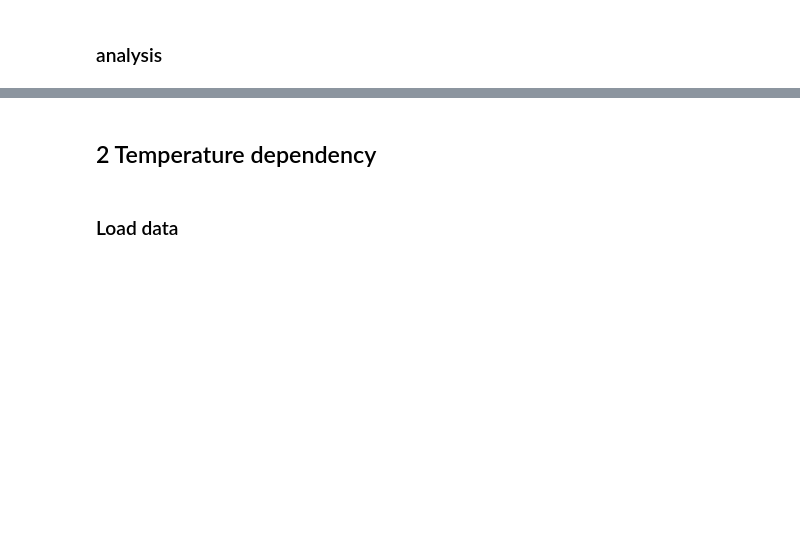
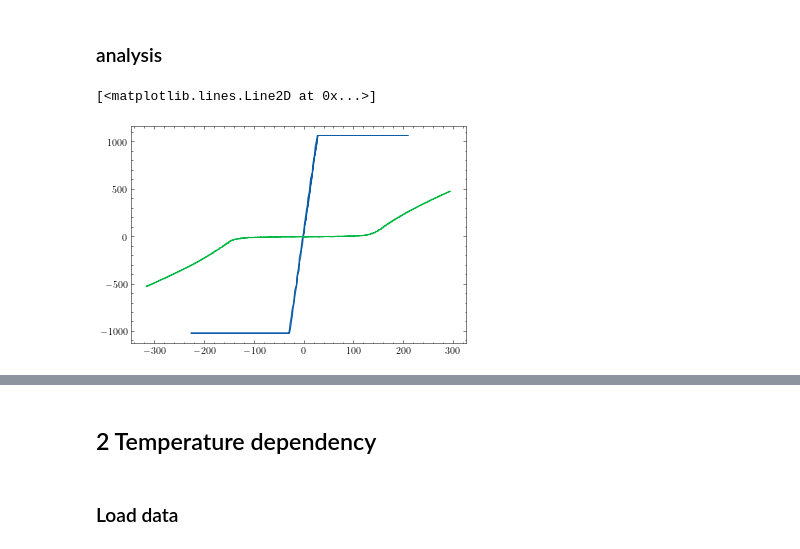
Before and after one commit to emhl/FP1, a Jupyter notebook: SQUID.ipynb, the cells around one changed output, grey strips where cells are left out. Cells and saved outputs as stored; diff of their text form; code cells hidden in the pictures; blank space fills up the shorter version.

Commit message:
add data and initial ploting while we measure

```diff
--- a/SQUID.ipynb
+++ b/SQUID.ipynb
@@ -41,3 +45,7 @@ def norm2(arr):
 ## 1 Diode Calibration
 # %% [markdown]
 ### Load data
+# %%
+room_temp = pd.read_csv('SQUID/data/V-I/roomtemp.csv')
+liquid_nitrogen = pd.read_csv('SQUID/data/V-I/crittemp.csv')
+room_temp
@@ -48,0 +68,6 @@ def temp(diode_volt):
+# %%
+plt.plot(room_temp['0_x'], room_temp['0_y'], label='room temp')
+plt.plot(liquid_nitrogen['0_x'], liquid_nitrogen['0_y'], label='liquid nitrogen')
+# %% [output]
+[<matplotlib.lines.Line2D at 0x...>]
+[figure, added]
```
Also changed, not shown: parts of 19 cells of this notebook, 14 other files.
